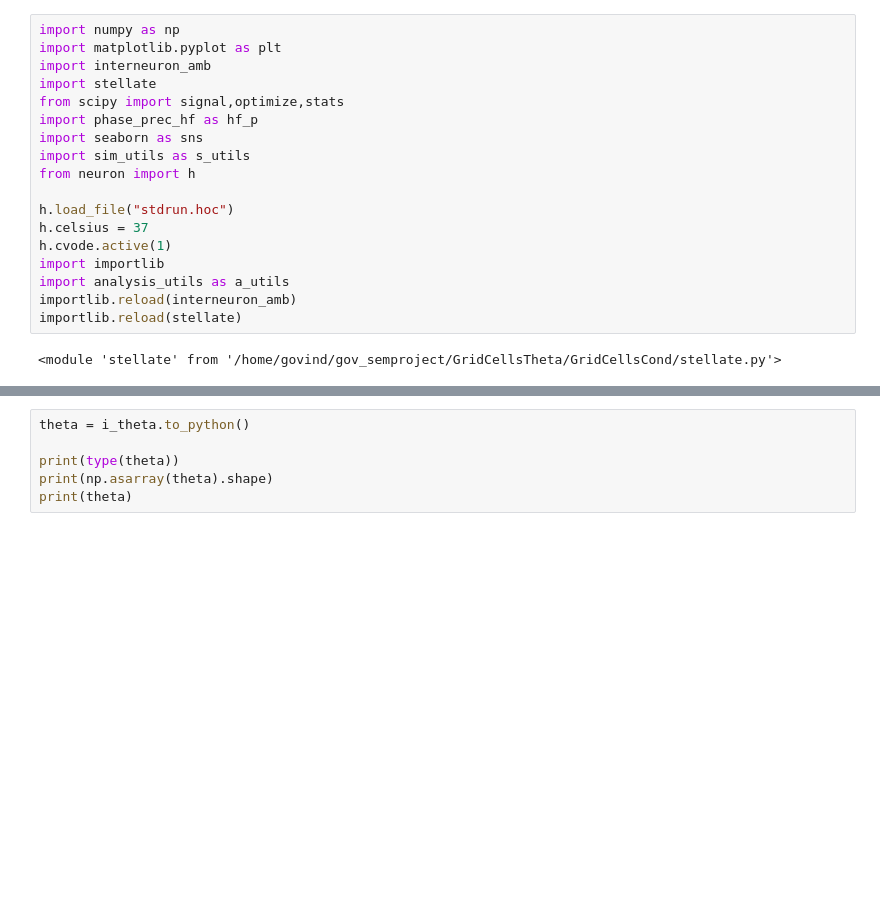
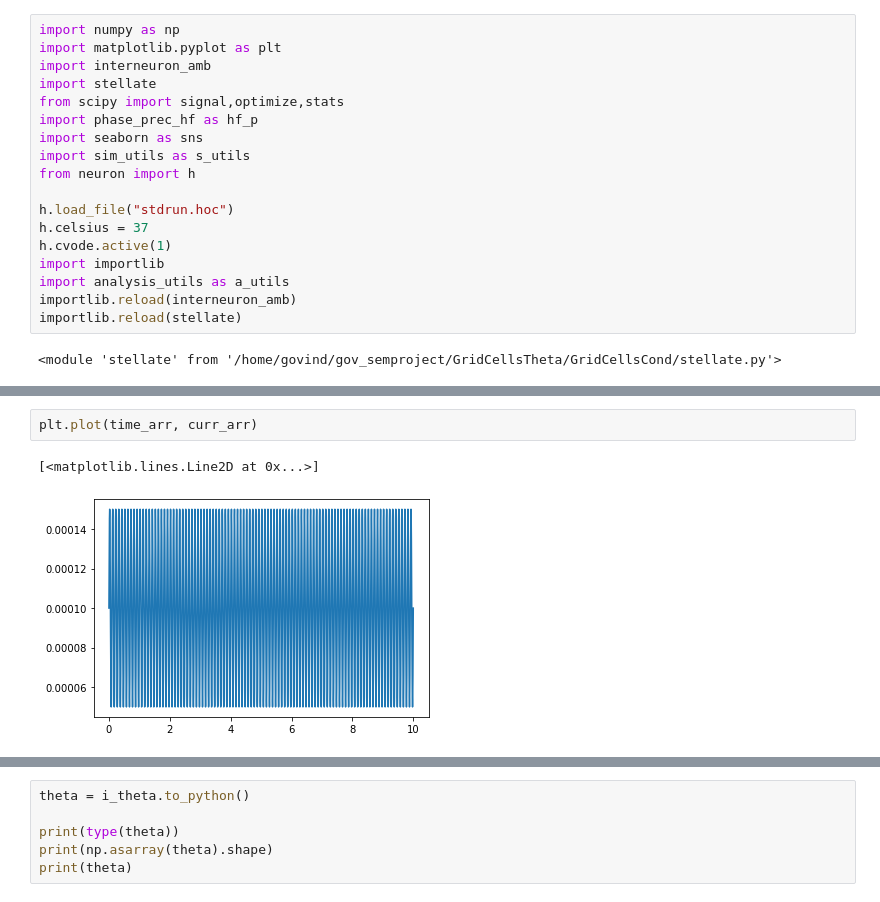
Before and after one commit to tiny-infinity/GridCellsTheta, a Jupyter notebook: amitabha_bose.ipynb, the cells around one changed output, grey strips where cells are left out. Saved outputs shown, nothing was run; the diff lists cells and outputs as text; blank space fills up the shorter version.

```diff
--- a/amitabha_bose.ipynb
+++ b/amitabha_bose.ipynb
@@ -62,3 +72,8 @@ nc.record(spike_times)
+# %%
+plt.plot(time_arr, curr_arr)
+# %% [output]
+[<matplotlib.lines.Line2D at 0x...>]
+[figure, added]
 # %%
 i_theta = h.Vector().record(theta_ic._ref_amp)
 
```
Also changed, not shown: parts of 7 cells of this notebook.
